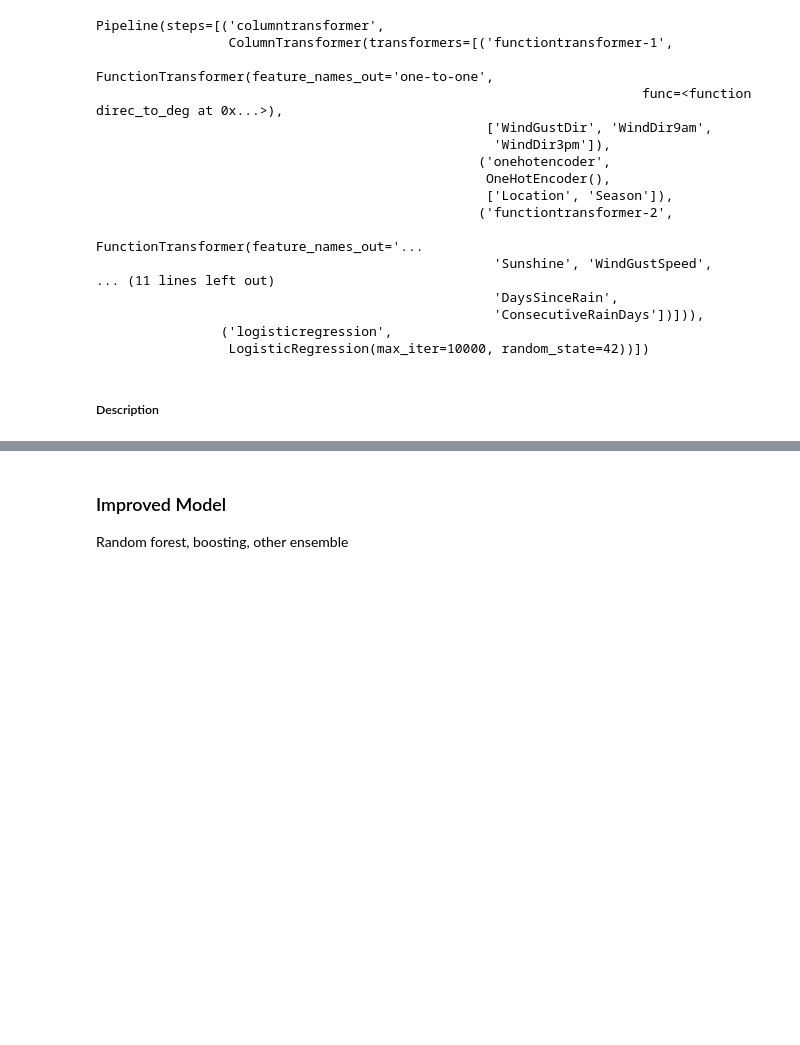
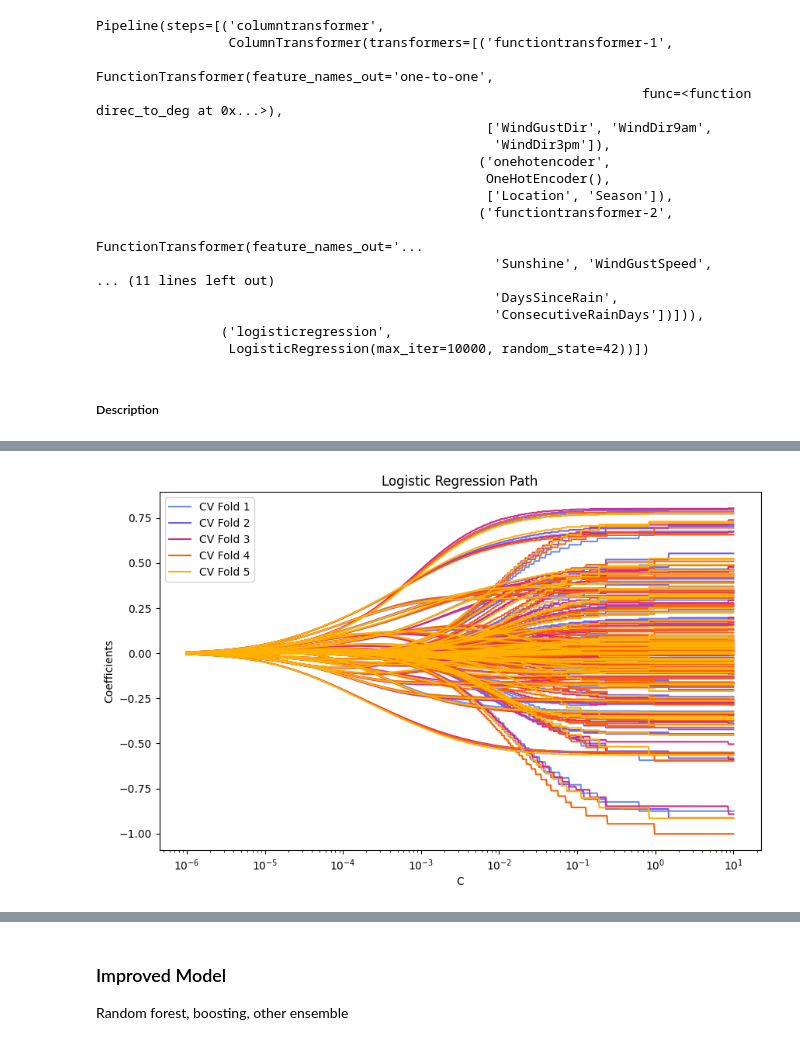
Before and after one commit to velloxen/ids_pbl2_rain-in-australia, a Jupyter notebook: main.ipynb, the cells around one changed output, grey strips where cells are left out. Drawn from its saved outputs; the diff is of its cells as text; code cells hidden in the pictures; blank space fills up the shorter version.

```diff
--- a/main.ipynb
+++ b/main.ipynb
@@ -242,8 +240,9 @@ Logistic regression or decision tree
 # %%
 from sklearn.pipeline import make_pipeline
 from sklearn.linear_model import LogisticRegression
+from sklearn.base import clone
 
-lr = make_pipeline(preprocessing, LogisticRegression(random_state=rng, max_iter=10000))
+lr = make_pipeline(clone(preprocessing), LogisticRegression(random_state=rng, max_iter=10000))
 lr.fit(X_train, y_train)
 # %% [output]
 Pipeline(steps=[('columntransformer',
@@ -292,0 +300,9 @@ plt.show();
+# %%
+from sklearn.pipeline import make_pipeline
+from sklearn.base import clone
+
+cs = np.logspace(-4, 4, 100)
+lrcv = make_pipeline(
+    clone(preprocessing),
+    LogisticRegression(max_iter=10000, random_state=rng, warm_start=True)
+)
@@ -292,0 +364,6 @@ plt.show();
+# %%
+from sklearn.pipeline import make_pipeline
+from sklearn.linear_model import LogisticRegressionCV
+cs = np.logspace(-6, 1, 1000)
+lrcv = make_pipeline(clone(preprocessing), LogisticRegressionCV(Cs=cs, max_iter=10000, random_state=rng))
+lrcv.fit(X_train, y_train)
@@ -292,0 +389,25 @@ plt.show();
+# %%
+lrcv_model = lrcv['logisticregressioncv']
+coefs_ = lrcv_model.coefs_paths_[1]
+# %%
+import matplotlib.pyplot as plt
+import matplotlib.lines as mlines
+
+# Colorblind-friendly palette (IBM Color Blind Safe palette)
+colors = ["#648FFF", "#785EF0", "#DC267F", "#FE6100", "#FFB000"]
+
+plt.figure(figsize=(10, 6))
+for j in range(coefs_.shape[0]):
+    for i in range(coefs_.shape[2]-1):
+        plt.plot(cs, coefs_[j, :, i], color=colors[j])
+
+ymin, ymax = plt.ylim()
+plt.xscale('log')
+plt.xlabel("C")
+plt.ylabel("Coefficients")
+plt.title("Logistic Regression Path")
+plt.legend(handles=[mlines.Line2D([], [], color=colors[i], label=f'CV Fold {i+1}') for i in range(len(colors))])
+plt.axis("tight")
+plt.show()
+# %% [output]
+[figure, added]
```
Also changed, not shown: parts of 20 cells of this notebook.
